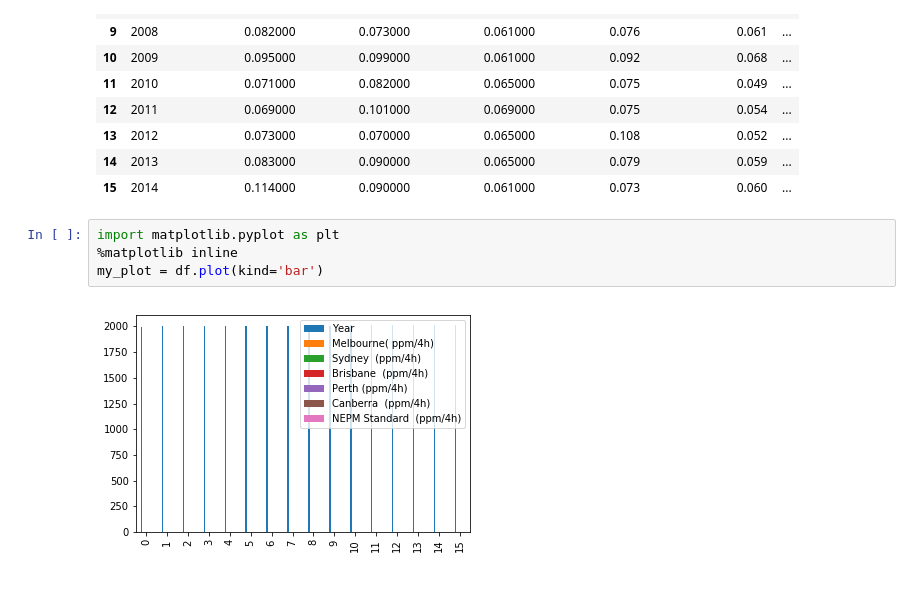
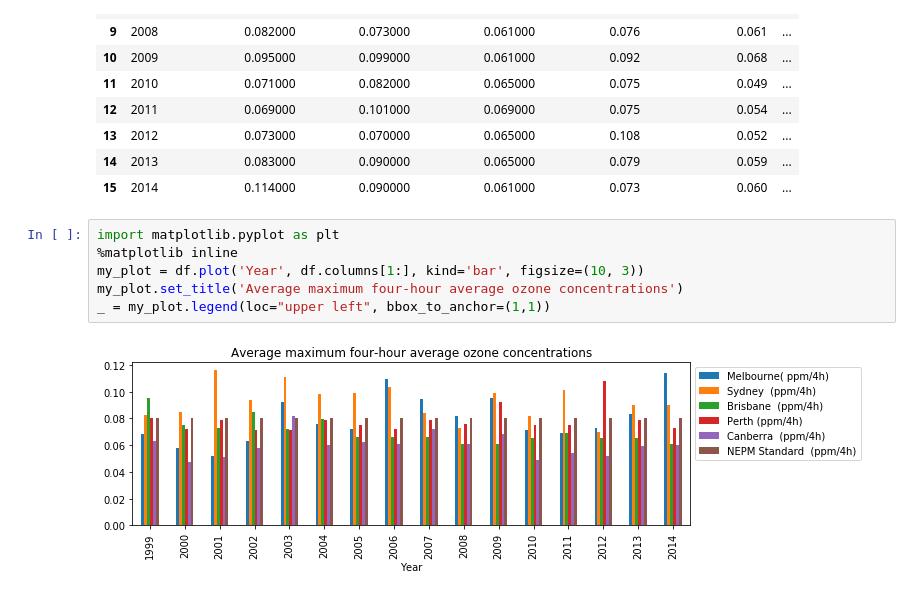
Before and after one commit to ausecocloud/training, a Jupyter notebook: examples/CSV_example.ipynb, the cells around one changed output. Cells and saved outputs as stored; diff of their text form.

```diff
--- a/examples/CSV_example.ipynb
+++ b/examples/CSV_example.ipynb
@@ -45,6 +45,8 @@ df
 # %%
 import matplotlib.pyplot as plt
 %matplotlib inline
-my_plot = df.plot(kind='bar')
+my_plot = df.plot('Year', df.columns[1:], kind='bar', figsize=(10, 3))
+my_plot.set_title('Average maximum four-hour average ozone concentrations')
+_ = my_plot.legend(loc="upper left", bbox_to_anchor=(1,1))
 # %% [output]
-[figure, old version]
+[figure, new version]
```
Also changed, not shown: parts of 1 cell of this notebook.
